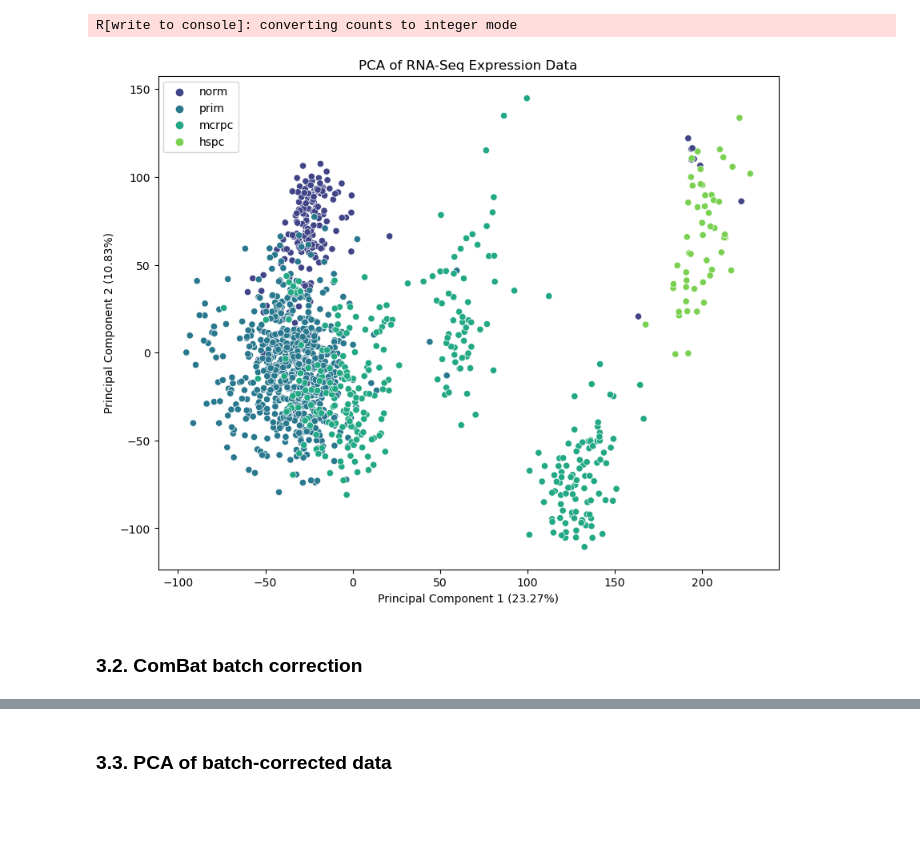
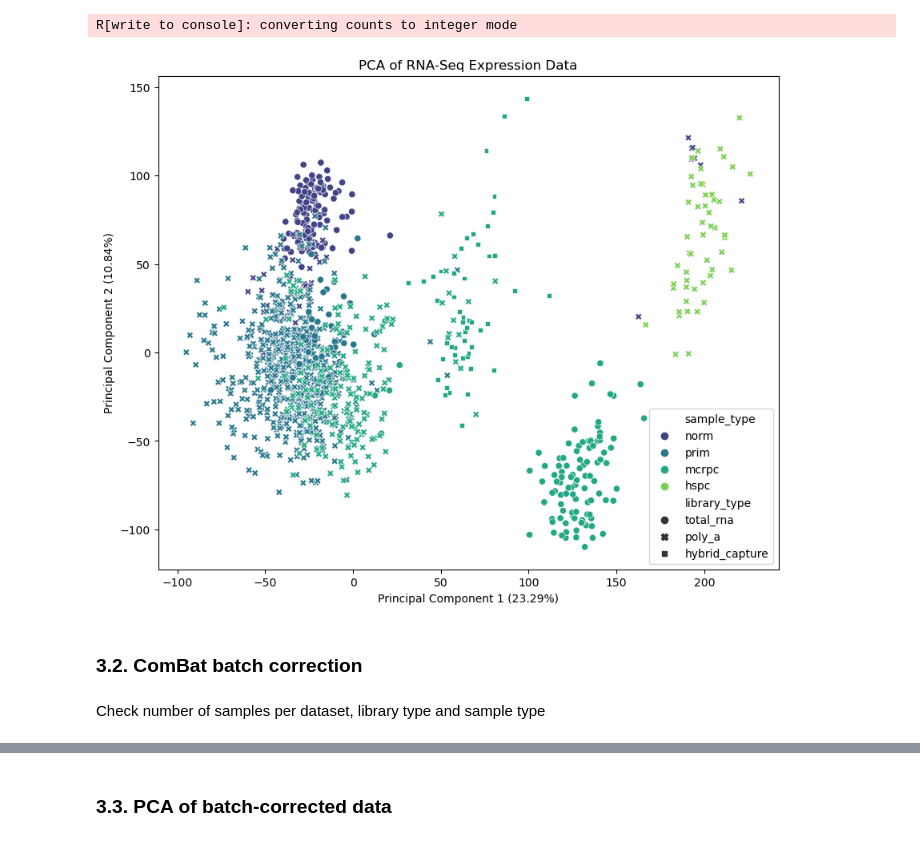
Before and after one commit to CarlosUziel/pca_wgcna_ml, a Jupyter notebook: notebooks/pcta_wcdt_gse221601.ipynb, the cells around one changed output, grey strips where cells are left out. Drawn from its saved outputs; the diff is of its cells as text; code cells hidden in the pictures; blank space fills up the shorter version.

```diff
--- a/notebooks/pcta_wcdt_gse221601.ipynb
+++ b/notebooks/pcta_wcdt_gse221601.ipynb
@@ -192,7 +192,6 @@ counts_df = pd.concat(
     ],
     axis=1,
 ).dropna(axis=0)
-counts_df = counts_df.loc[counts_df.mean(axis=1) > 10]
 counts_df = counts_df[counts_df.columns.intersection(annot_df["sample_id"])]
 counts_df.to_csv(PCTA_WCDT_GSE221601_ROOT / "data" / "raw_counts.csv", index=True)
 # %%
@@ -214,2 +213,7 @@ pd.read_csv(PCTA_WCDT_GSE221601_ROOT / "data" / "raw_counts.csv", index_col=0)
 # %% [markdown]
 ## 3. Perform batch correction
+# %%
+annot_df.set_index("sample_id", inplace=True)
+annot_df["dataset_library_type"] = LabelEncoder().fit_transform(
+    annot_df["dataset"] + "_" + annot_df["library_type"]
+)
@@ -218,5 +248,9 @@ pd.read_csv(PCTA_WCDT_GSE221601_ROOT / "data" / "raw_counts.csv", index_col=0)
 # %%
-vst_df = rpy2_df_to_pd_df(vst_transform(ro.r("as.matrix")(pd_df_to_rpy2_df(counts_df))))
+vst_df = rpy2_df_to_pd_df(
+    vst_transform(
+        ro.r("as.matrix")(pd_df_to_rpy2_df(counts_df.loc[counts_df.mean(axis=1) > 10]))
+    )
+)
 # %% [output]
 R[write to console]: converting counts to integer mode
 # %%
@@ -224,24 +258,31 @@ pca = PCA(n_components=2)
 pca_result = pca.fit_transform(vst_df.T)
 
 pca_df = pd.DataFrame(data=pca_result, columns=["PC1", "PC2"], index=vst_df.columns)
-pca_df["sample_type"] = (
-    annot_df.set_index("sample_id").loc[vst_df.columns, "sample_type"].values
-)
+pca_df["sample_type"] = annot_df.loc[vst_df.columns, "sample_type"].values
+pca_df["dataset"] = annot_df.loc[vst_df.columns, "dataset"].values
+pca_df["library_type"] = annot_df.loc[vst_df.columns, "library_type"].values
 explained_variance = pca.explained_variance_ratio_
 # %%
 plt.figure(figsize=(10, 8))
 sns.scatterplot(
-    x="PC1", y="PC2", hue="sample_type", data=pca_df, palette="viridis"
+    x="PC1",
+    y="PC2",
+    hue="sample_type",
+    style="library_type",
+    data=pca_df,
+    palette="viridis",
 )
 plt.title("PCA of RNA-Seq Expression Data")
 plt.xlabel(f"Principal Component 1 ({explained_variance[0] * 100:.2f}%)")
 plt.ylabel(f"Principal Component 2 ({explained_variance[1] * 100:.2f}%)")
 plt.legend(loc="best")
 plt.show()
 # %% [output]
-[figure, old version]
+[figure, new version]
 # %% [markdown]
 ### 3.2. ComBat batch correction
+# %% [markdown]
+Check number of samples per dataset, library type and sample type
 # %%
 annot_df.groupby(["dataset", "library_type", "sample_type"]).count()
 # %% [output]
```
Also changed, not shown: parts of 10 cells of this notebook.
